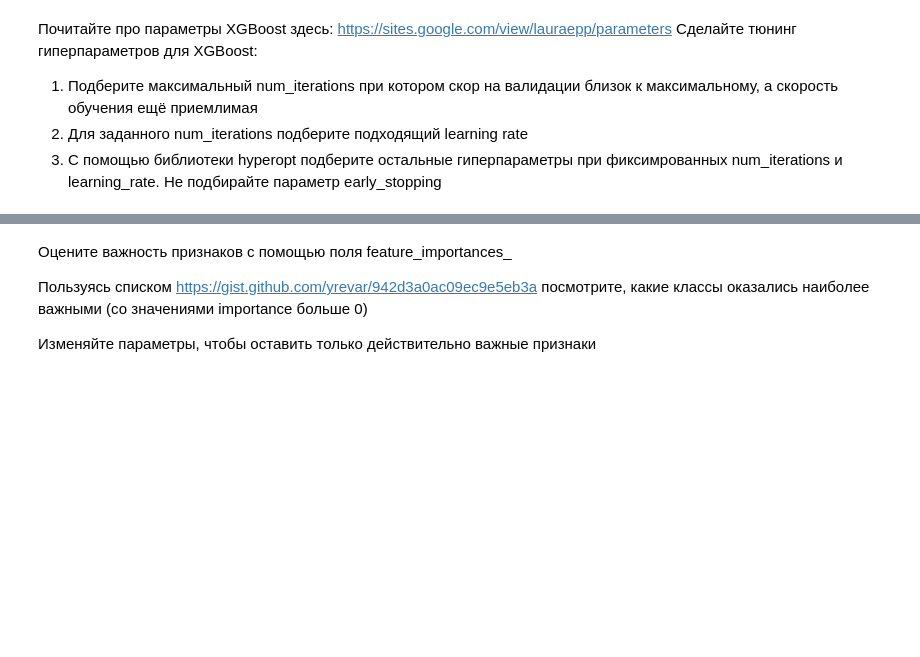
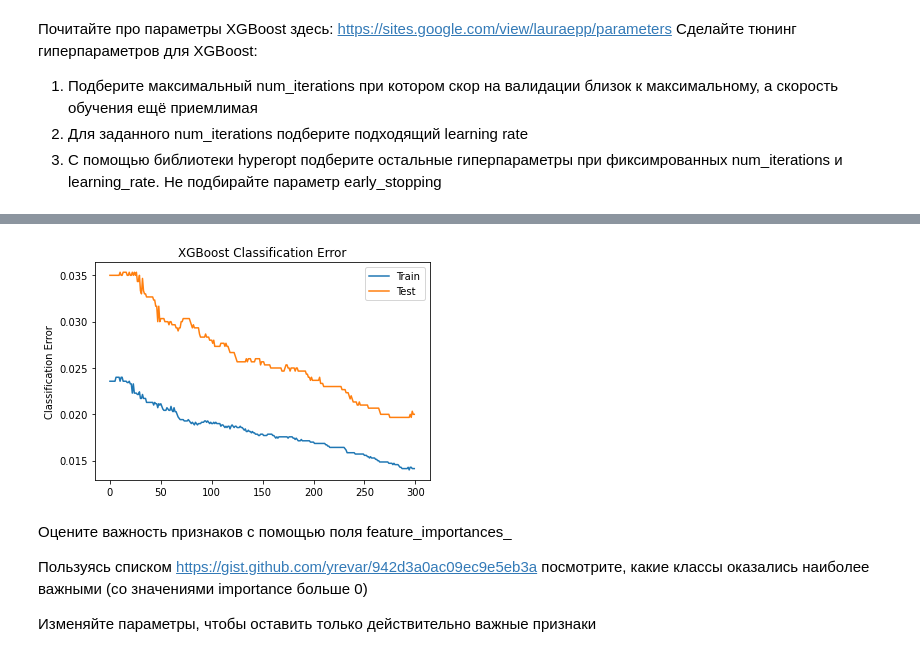
Before and after one commit to GeorgeII/ML-university-course, a Jupyter notebook: 2lab/XGBoost.ipynb, the cells around one changed output, grey strips where cells are left out. Drawn from its saved outputs; the diff is of its cells as text; code cells hidden in the pictures; blank space fills up the shorter version.

Commit message:
XGBoost and feature importances are done

```diff
--- a/2lab/XGBoost.ipynb
+++ b/2lab/XGBoost.ipynb
@@ -145,4 +176,5 @@ print(labels_test.shape)
 model = ResNet50(weights='imagenet')
 
 # Используя объект model постройте эмбеддинги для обучающей выборки
-embeddings = model.predict(features_train)
+embeddings_train = model.predict(features_train)
+embeddings_test = model.predict(features_test)
@@ -189,7 +255,5 @@ https://xgboost.readthedocs.io/en/latest/python/python_api.html#xgboost.XGBClass
 # Получите предсказания на тестовом и на обучающем множестве
 clf = XGBClassifier()
 
-clf.fit(features_train, labels_train)
-predicted_test = clf.predict(features_test)
-
-print(accuracy_score(labels_test, predicted_test))
+clf.fit(embeddings_train, labels_train)
+predicted_test = clf.predict(embeddings_test)
@@ -203,3 +278,27 @@ ValueError: ignored
 1. Подберите максимальный num_iterations при котором скор на валидации близок к максимальному, а скорость обучения ещё приемлимая
 2. Для заданного num_iterations подберите подходящий learning rate
 3. С помощью библиотеки hyperopt подберите остальные гиперпараметры при фиксимрованных num_iterations и learning_rate. Не подбирайте параметр early_stopping
+# %%
+tuned_clf = XGBClassifier(n_estimators=300, learning_rate=0.01)
+
+eval_set = [(embeddings_train, labels_train), (embeddings_test, labels_test)]
+
+
+%time tuned_clf.fit(embeddings_train, labels_train, eval_set=eval_set, verbose=False)
+tuned_test = tuned_clf.predict(embeddings_test)
+print("\nAccuracy:", accuracy_score(labels_test, tuned_test))
+
+
+from matplotlib import pyplot as plt
+
+results = tuned_clf.evals_result()
+epochs = len(results['validation_0']['error'])
+x_axis = range(0, epochs)
+
+plt.plot(x_axis, results['validation_0']['error'], label='Train')
+plt.plot(x_axis, results['validation_1']['error'], label='Test')
+plt.legend()
+plt.ylabel('Classification Error')
+plt.title('XGBoost Classification Error')
+plt.show()
+# %% [output]
@@ -206,3 +309,4 @@ ValueError: ignored
+[figure, added]
 # %% [markdown]
 Оцените важность признаков с помощью поля feature_importances_
 
```
Also changed, not shown: parts of 14 cells of this notebook.
